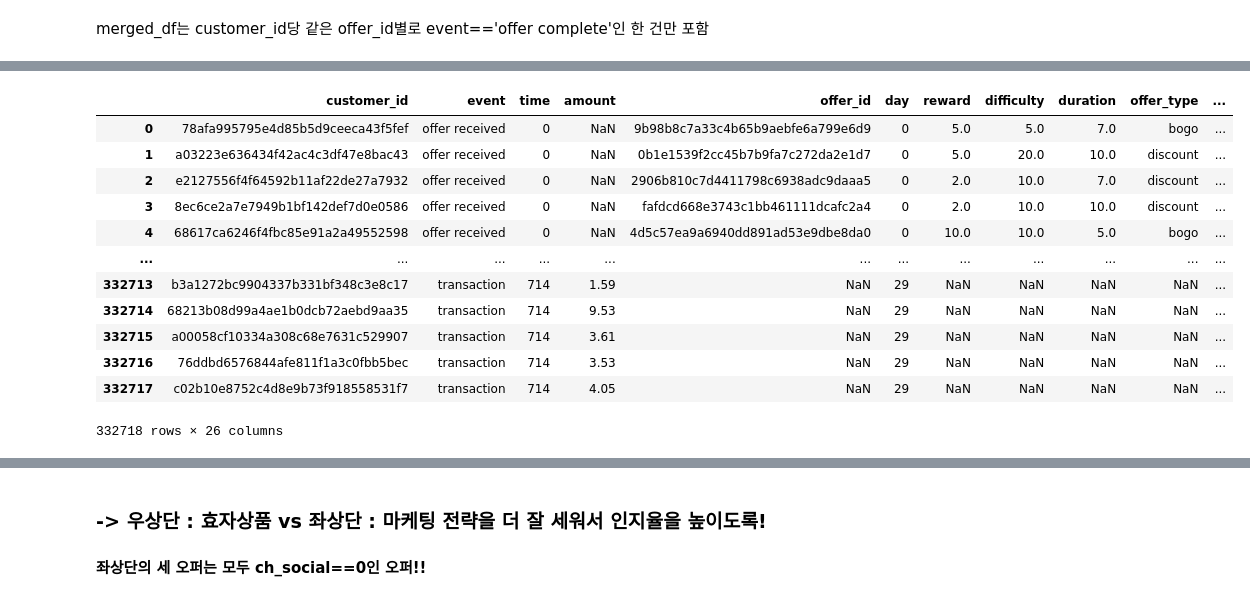
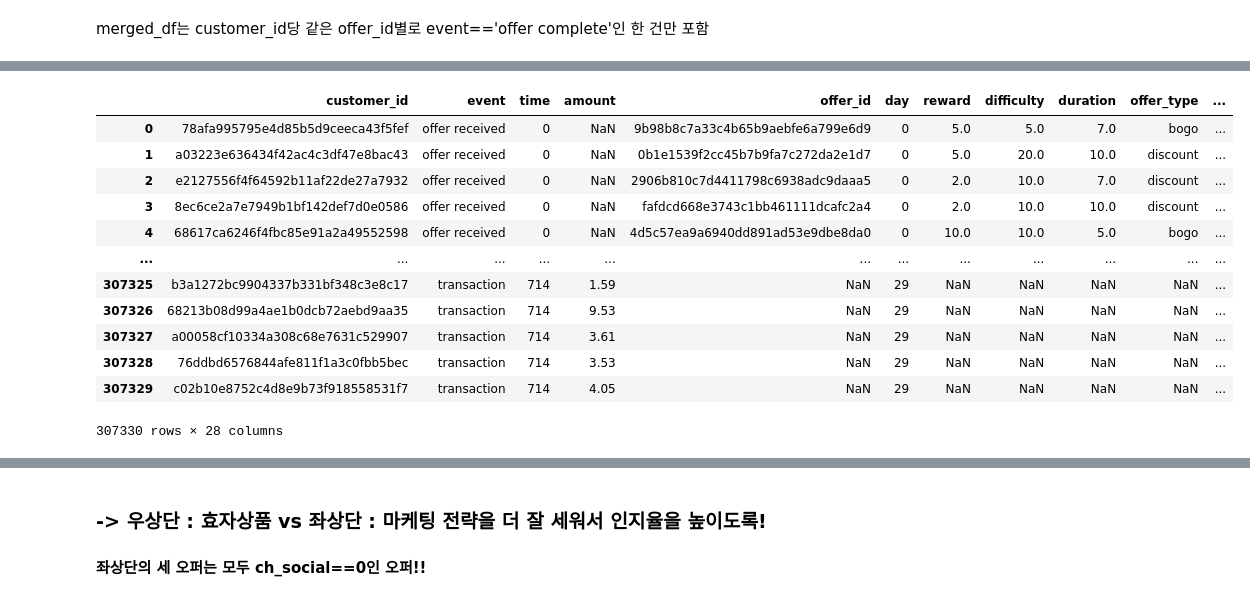
Before and after one commit to rladbstj56/practice_project, a Jupyter notebook: Myun_EDA/eda_myun.ipynb, the cells around one changed output, grey strips where cells are left out. Saved outputs shown, nothing was run; the diff lists cells and outputs as text; code cells hidden in the pictures.

```diff
--- a/Myun_EDA/eda_myun.ipynb
+++ b/Myun_EDA/eda_myun.ipynb
@@ -176,0 +196,19 @@ merged_df2 = merged_df.drop(columns=['time_comp','time_view']).copy()
+# %%
+# ==========================
+# received 이후 view가 일어날때까지 걸린 시간 확인
+# ==========================
+
+# 2. merge_asof 적용
+# df_view를 기준으로, '이후(forward)'에 발생한 가장 가까운 df_view의 시간을 붙여줌
+merged_df_rece = pd.merge_asof(
+    df_receive,                  # 왼쪽 기준 테이블 (받음)
+    df_view,              # 오른쪽 갖다 붙일 테이블 (조회)
+    on='time',                # 시간 축 (반드시 정렬되어 있어야 함)
+    by=['customer_id', 'offer_id'], # 그룹화할 키 (이 안에서만 시간을 비교)
+    direction='forward'      # '받음' 이후의 '조회'를 찾아야 하므로 forward! (과거를 찾을 땐 backward)
+)
+merged_df_rece['rece_to_view'] = merged_df_rece['time_view'] - merged_df_rece['time_rece']
+
+# 병합 전과 후의 행 수 확인
+print(f"병합 전 : {len(df_receive)}, 병합 후 : {len(merged_df_rece)}")
+display(merged_df_rece)
@@ -177,18 +230,29 @@ merged_df2 = merged_df.drop(columns=['time_comp','time_view']).copy()
+# %%
+# 이 time은 원래 해당 이벤트가 발생했던 정확한 시점
+merged_df_comp = merged_df_comp[['customer_id', 'offer_id', 'time', 'is_aware']].copy()
+merged_df_view = merged_df_view[['customer_id', 'offer_id', 'time', 'is_converted']].copy()
+merged_df_rece = merged_df_rece[['customer_id', 'offer_id', 'time', 'rece_to_view']].copy()
+
+merged_df_comp['event'] = 'offer completed'
+merged_df_view['event'] = 'offer viewed'
+merged_df_rece['event'] = 'offer received'
 # %%
-# 전체 데이터프레임과 is_aware 포함한 데이터프레임 병합
-full_df = pd.merge(df, merged_df2, on=['customer_id', 'offer_id'], how='left')
+# 전체 데이터프레임과 rece_to_view, is_aware, is_converted 포함한 데이터프레임 병합
+full_df = pd.merge(df, merged_df_rece, on=['customer_id', 'offer_id', 'time', 'event'], how='left')
+full_df = pd.merge(full_df, merged_df_comp, on=['customer_id', 'offer_id', 'time', 'event'], how='left')
+full_df = pd.merge(full_df, merged_df_view, on=['customer_id', 'offer_id', 'time', 'event'], how='left')
 full_df
 # %% [output]
 |  | customer_id | event | time | amount | offer_id | day | reward | difficulty | duration | offer_type | ... |
 | 0 | 78afa995795e4d85b5d9ceeca43f5fef | offer received | 0 | NaN | 9b98b8c7a33c4b65b9aebfe6a799e6d9 | 0 | 5.0 | 5.0 | 7.0 | bogo | ... |
 | 1 | a03223e636434f42ac4c3df47e8bac43 | offer received | 0 | NaN | 0b1e1539f2cc45b7b9fa7c272da2e1d7 | 0 | 5.0 | 20.0 | 10.0 | discount | ... |
 | 2 | e2127556f4f64592b11af22de27a7932 | offer received | 0 | NaN | 2906b810c7d4411798c6938adc9daaa5 | 0 | 2.0 | 10.0 | 7.0 | discount | ... |
 | 3 | 8ec6ce2a7e7949b1bf142def7d0e0586 | offer received | 0 | NaN | fafdcd668e3743c1bb461111dcafc2a4 | 0 | 2.0 | 10.0 | 10.0 | discount | ... |
 | 4 | 68617ca6246f4fbc85e91a2a49552598 | offer received | 0 | NaN | 4d5c57ea9a6940dd891ad53e9dbe8da0 | 0 | 10.0 | 10.0 | 5.0 | bogo | ... |
 | ... | ... | ... | ... | ... | ... | ... | ... | ... | ... | ... | ... |
-| 332713 | b3a1272bc9904337b331bf348c3e8c17 | transaction | 714 | 1.59 | NaN | 29 | NaN | NaN | NaN | NaN | ... |
-| 332714 | 68213b08d99a4ae1b0dcb72aebd9aa35 | transaction | 714 | 9.53 | NaN | 29 | NaN | NaN | NaN | NaN | ... |
-| 332715 | a00058cf10334a308c68e7631c529907 | transaction | 714 | 3.61 | NaN | 29 | NaN | NaN | NaN | NaN | ... |
-| 332716 | 76ddbd6576844afe811f1a3c0fbb5bec | transaction | 714 | 3.53 | NaN | 29 | NaN | NaN | NaN | NaN | ... |
-| 332717 | c02b10e8752c4d8e9b73f918558531f7 | transaction | 714 | 4.05 | NaN | 29 | NaN | NaN | NaN | NaN | ... |
+| 307325 | b3a1272bc9904337b331bf348c3e8c17 | transaction | 714 | 1.59 | NaN | 29 | NaN | NaN | NaN | NaN | ... |
+| 307326 | 68213b08d99a4ae1b0dcb72aebd9aa35 | transaction | 714 | 9.53 | NaN | 29 | NaN | NaN | NaN | NaN | ... |
+| 307327 | a00058cf10334a308c68e7631c529907 | transaction | 714 | 3.61 | NaN | 29 | NaN | NaN | NaN | NaN | ... |
+| 307328 | 76ddbd6576844afe811f1a3c0fbb5bec | transaction | 714 | 3.53 | NaN | 29 | NaN | NaN | NaN | NaN | ... |
+| 307329 | c02b10e8752c4d8e9b73f918558531f7 | transaction | 714 | 4.05 | NaN | 29 | NaN | NaN | NaN | NaN | ... |
-332718 rows × 26 columns
+307330 rows × 28 columns
```
Also changed, not shown: parts of 35 cells of this notebook.
